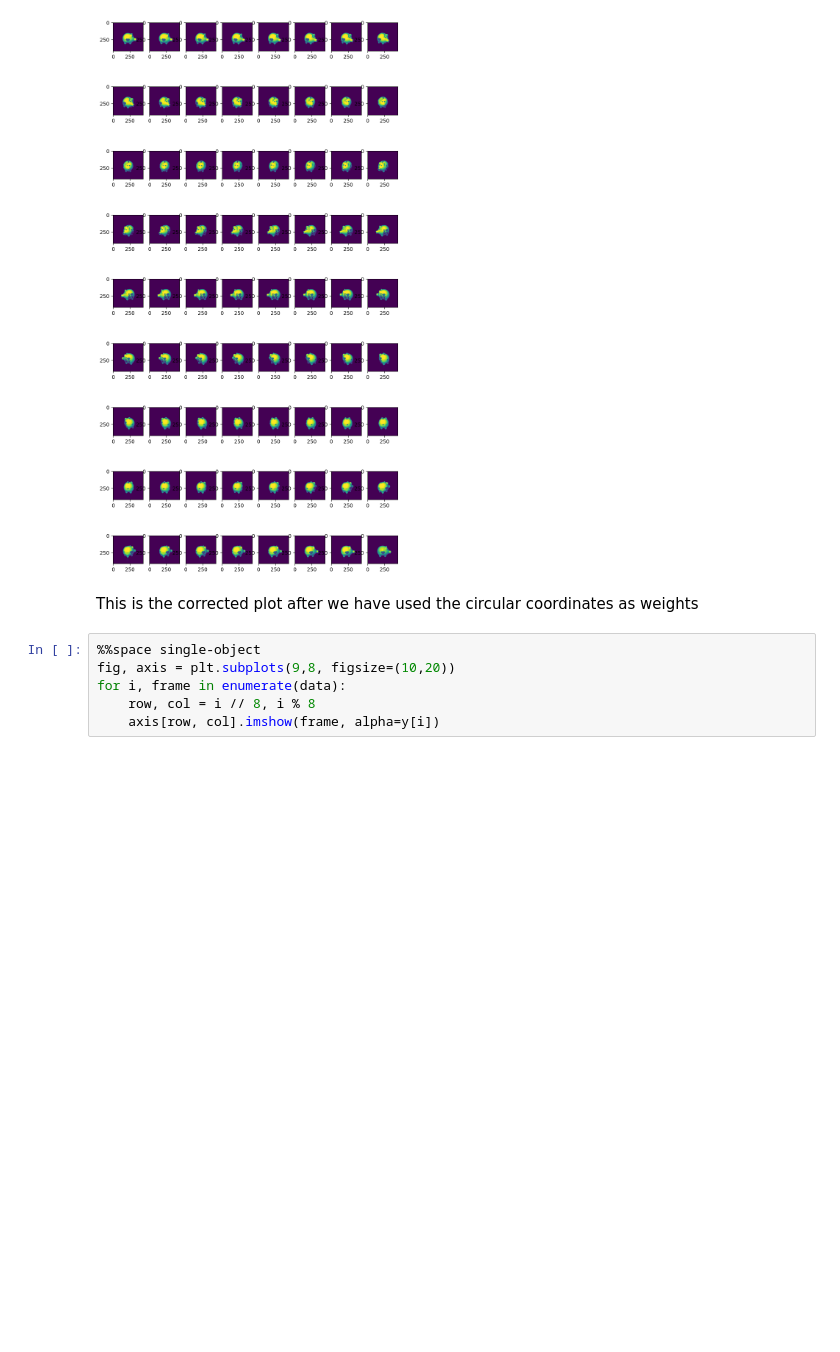
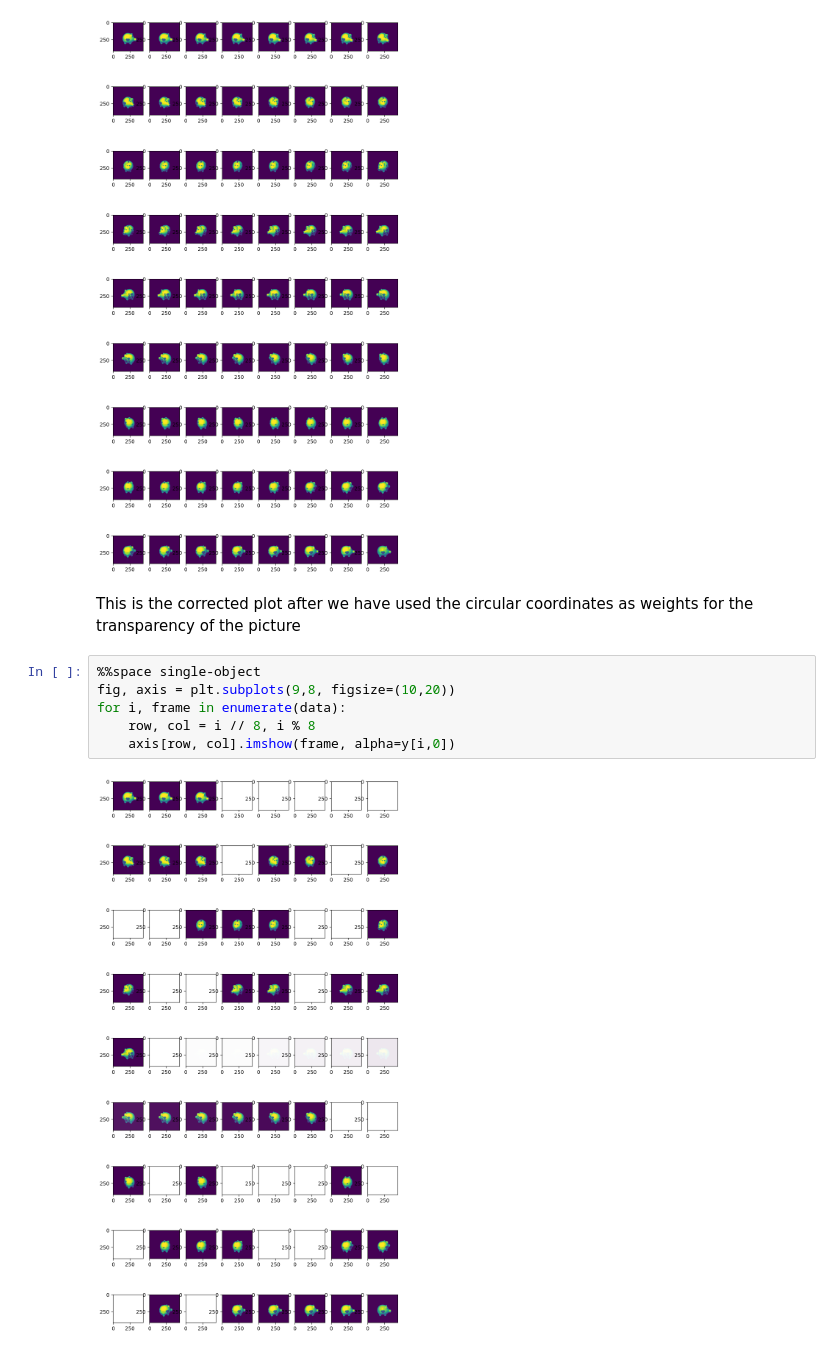
Before and after one commit to edoput/topological-data-analysis, a Jupyter notebook: circular coordinates.ipynb, the cells around one changed output. Drawn from its saved outputs; the diff is of its cells as text; blank space fills up the shorter version.

Commit message:
also plot circular coordinates for piggybank

```diff
--- a/circular coordinates.ipynb
+++ b/circular coordinates.ipynb
@@ -596,13 +596,15 @@ for i, frame in enumerate(data):
 # %% [output]
 [figure]
 # %% [markdown]
-This is the corrected plot after we have used the circular coordinates as weights
+This is the corrected plot after we have used the circular coordinates as weights for the transparency of the picture
 # %%
 %%space single-object
 fig, axis = plt.subplots(9,8, figsize=(10,20))
 for i, frame in enumerate(data):
     row, col = i // 8, i % 8
-    axis[row, col].imshow(frame, alpha=y[i])
+    axis[row, col].imshow(frame, alpha=y[i,0])
+# %% [output]
+[figure, added]
 # %%
 %%space single-object
 # %% [output]
```
Also changed, not shown: parts of 1 cell of this notebook.
